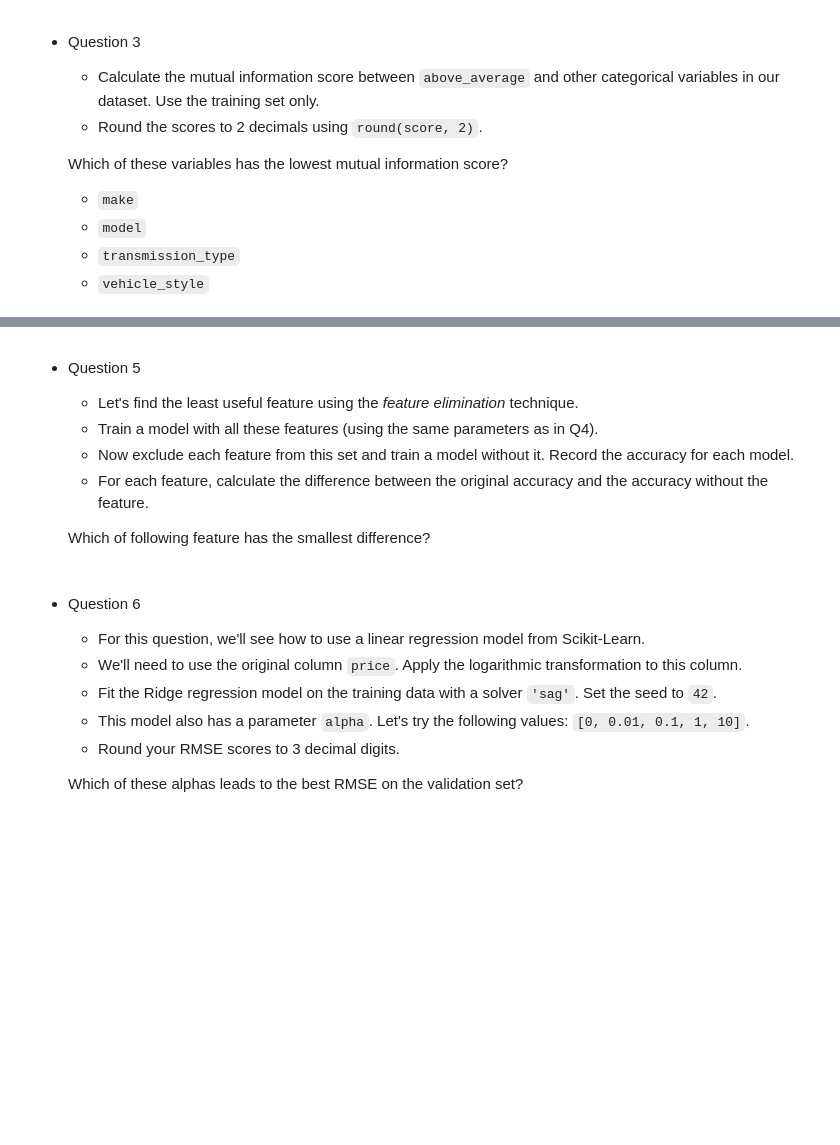
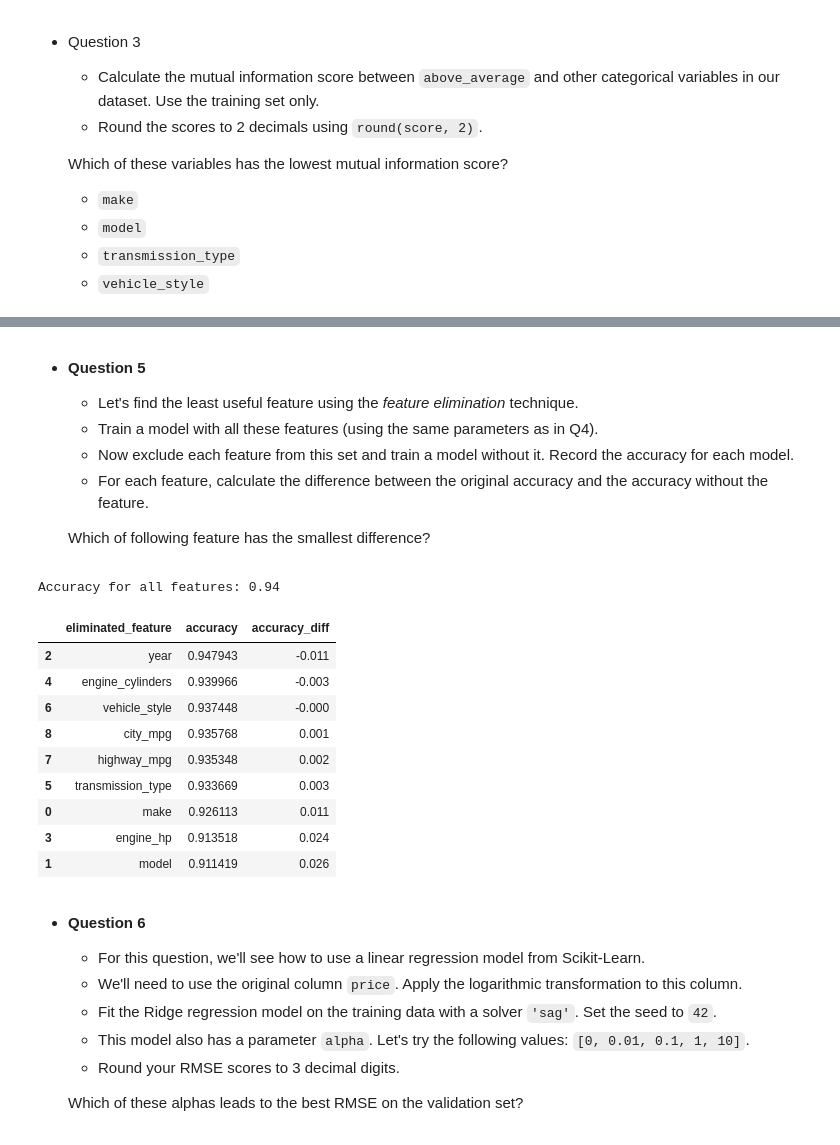
Before and after one commit to marcosbenicio/ML-zoomcamp, a Jupyter notebook: 03Classification/homework_3.ipynb, the cells around one changed output, grey strips where cells are left out. Drawn from its saved outputs; the diff is of its cells as text; code cells hidden in the pictures; blank space fills up the shorter version.

```diff
--- a/03Classification/homework_3.ipynb
+++ b/03Classification/homework_3.ipynb
@@ -436,0 +481,15 @@ Here's how to interpret mutual information:
+# %%
+# Select categorical features
+is_categorical = df_train.dtypes == 'object'
+categorical = list(df_train.dtypes[is_categorical].index)
+
+# Create an empty list to store results
+mi_results = []
+for feature in categorical:
+    metric = entropy_metrics(df_train[feature], df['above_avg'])
+    # Append a tuple containing feature name and its mutual info
+    mi_results.append((feature, round(metric['mutual_information'], 2)))
+
+mutual_info_df = pd.DataFrame(mi_results, columns=['mutual_info', 'above_avg']).sort_values(by = 'above_avg',ascending=True)
+
+display(mutual_info_df)
@@ -561,5 +702,5 @@ $$P(\mathbf{Y}|\mathbf{X} = \mathbf{x}_i) = \theta(\mathbf{x}_i\mathbf{w})^{Y}\t
 # %% [markdown]
-- Question 5
+- **Question 5**
 
     * Let's find the least useful feature using the *feature elimination* technique.
     * Train a model with all these features (using the same parameters as in Q4).
@@ -567,8 +708,61 @@ $$P(\mathbf{Y}|\mathbf{X} = \mathbf{x}_i) = \theta(\mathbf{x}_i\mathbf{w})^{Y}\t
     * For each feature, calculate the difference between the original accuracy and the accuracy without the feature.
 
     Which of following feature has the smallest difference?
+# %%
+eliminated_features = []
+accuracies = []
+accuracy_diffs = []
+
+for feature in df_train.columns:
+    # one hot encoding train and validation sets
+    dv = DictVectorizer(sparse=False)
+    train_dict = df_train.drop(feature, axis = 1)\
+                            .to_dict(orient = 'records')
+    X_train = dv.fit_transform(train_dict)
+
+    val_dict = df_val.drop(feature, axis = 1)\
+                        .to_dict(orient='records')
+    X_val = dv.transform(val_dict)
+
+    # Train a model without the feature
+    model = LogisticRegression(solver='liblinear', C=10, max_iter=1000, random_state=42)
+    model.fit(X_train, Y_train)
+
+    # Predict and calculate accuracy
+    Y_pred = model.predict(X_val)
+    accuracy = (Y_val == Y_pred).mean()
+
+    df_accuracy = pd.DataFrame(columns=['eliminated_feature', 'accuracy', 'accuracy_diff'])
+
+    # Calculate the difference
+    difference = round(total_accuracy - accuracy, 3)
+    # Store results in lists
+    eliminated_features.append(feature)
+    accuracies.append(accuracy)
+    accuracy_diffs.append(difference)
+
+df_accuracy = pd.DataFrame({
+    'eliminated_feature': eliminated_features,
+    'accuracy': accuracies,
+    'accuracy_diff': accuracy_diffs
+}).sort_values(by=['accuracy_diff'], ascending=True)
+
+print('Accuracy for all features:', round(total_accuracy, 2))
+display(df_accuracy)
+# %% [output]
+Accuracy for all features: 0.94
+|  | eliminated_feature | accuracy | accuracy_diff |
+| 2 | year | 0.947943 | -0.011 |
+| 4 | engine_cylinders | 0.939966 | -0.003 |
+| 6 | vehicle_style | 0.937448 | -0.000 |
+| 8 | city_mpg | 0.935768 | 0.001 |
+| 7 | highway_mpg | 0.935348 | 0.002 |
+| 5 | transmission_type | 0.933669 | 0.003 |
+| 0 | make | 0.926113 | 0.011 |
+| 3 | engine_hp | 0.913518 | 0.024 |
+| 1 | model | 0.911419 | 0.026 |
 # %% [markdown]
-- Question 6
+- **Question 6**
 
     * For this question, we'll see how to use a linear regression model from Scikit-Learn.
     * We'll need to use the original column `price`. Apply the logarithmic transformation to this column.
```
Also changed, not shown: parts of 21 cells of this notebook.
